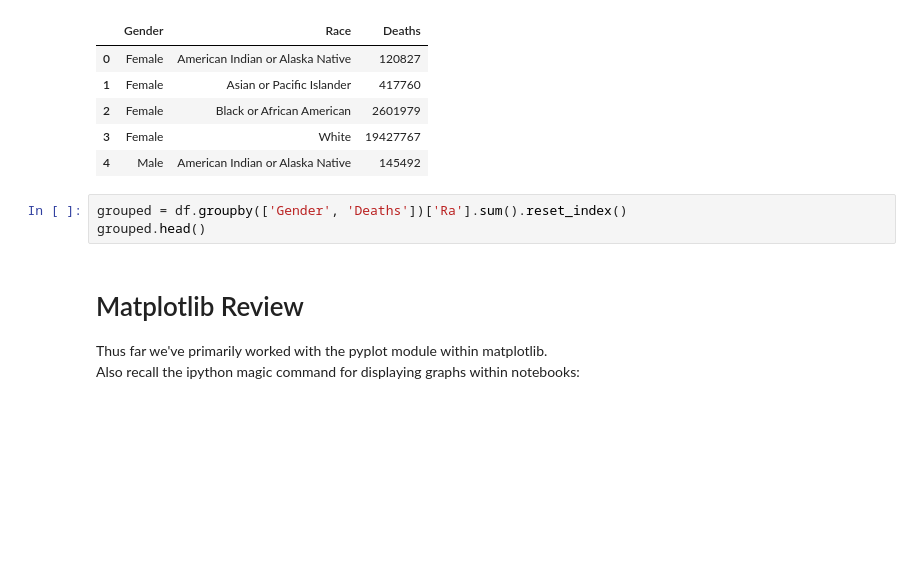
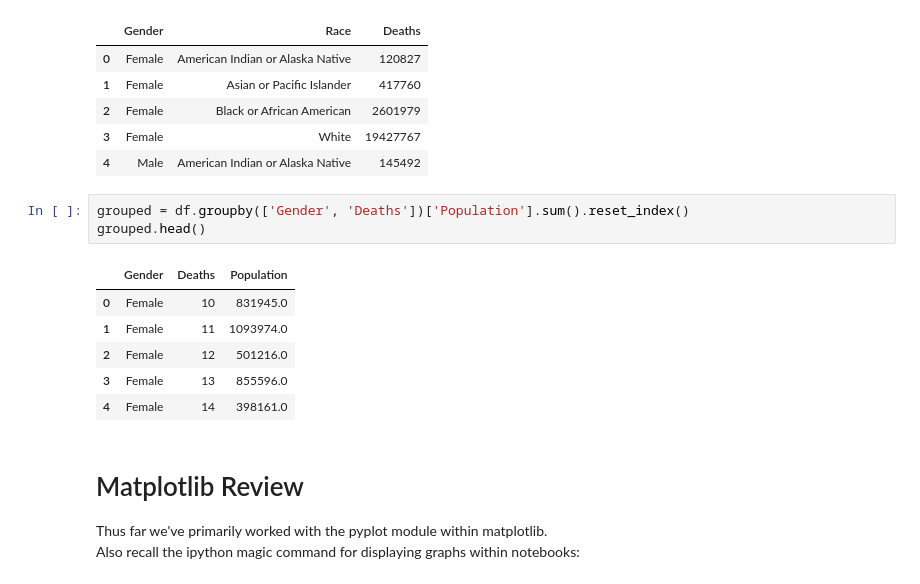
Before and after one commit to AaronAber/ds-skills-seaborn-color-style-nyc-ds-091018, a Jupyter notebook: index.ipynb, the cells around one changed output. Cells and saved outputs as stored; diff of their text form; blank space fills up the shorter version.

```diff
--- a/index.ipynb
+++ b/index.ipynb
@@ -221,8 +221,15 @@ grouped.head()
 | 3 | Female | White | 19427767 |
 | 4 | Male | American Indian or Alaska Native | 145492 |
 # %%
-grouped = df.groupby(['Gender', 'Deaths'])['Ra'].sum().reset_index()
+grouped = df.groupby(['Gender', 'Deaths'])['Population'].sum().reset_index()
 grouped.head()
+# %% [output]
+|  | Gender | Deaths | Population |
+| 0 | Female | 10 | 831945.0 |
+| 1 | Female | 11 | 1093974.0 |
+| 2 | Female | 12 | 501216.0 |
+| 3 | Female | 13 | 855596.0 |
+| 4 | Female | 14 | 398161.0 |
 # %% [markdown]
 # Matplotlib Review
 Thus far we've primarily worked with the pyplot module within matplotlib.
```
